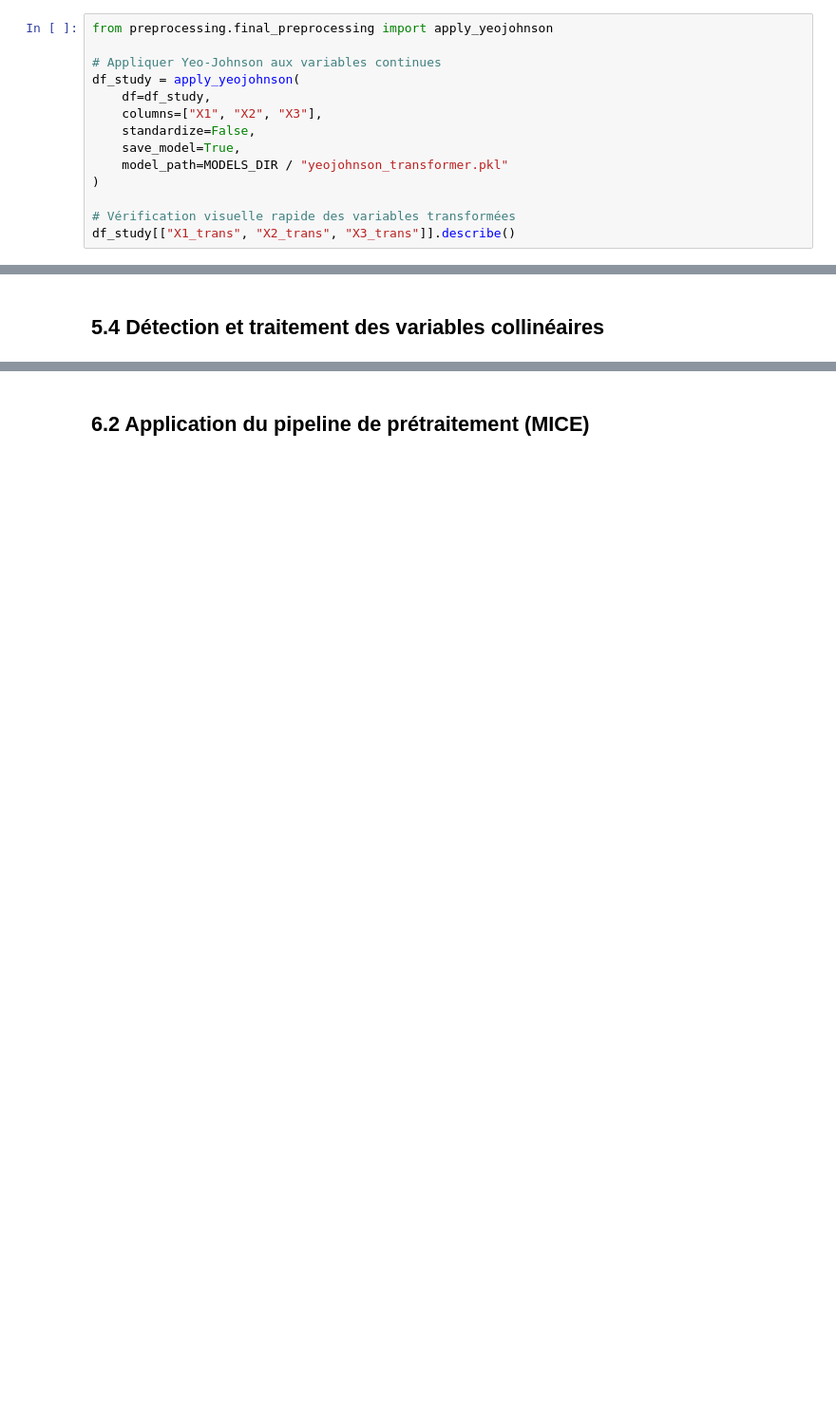
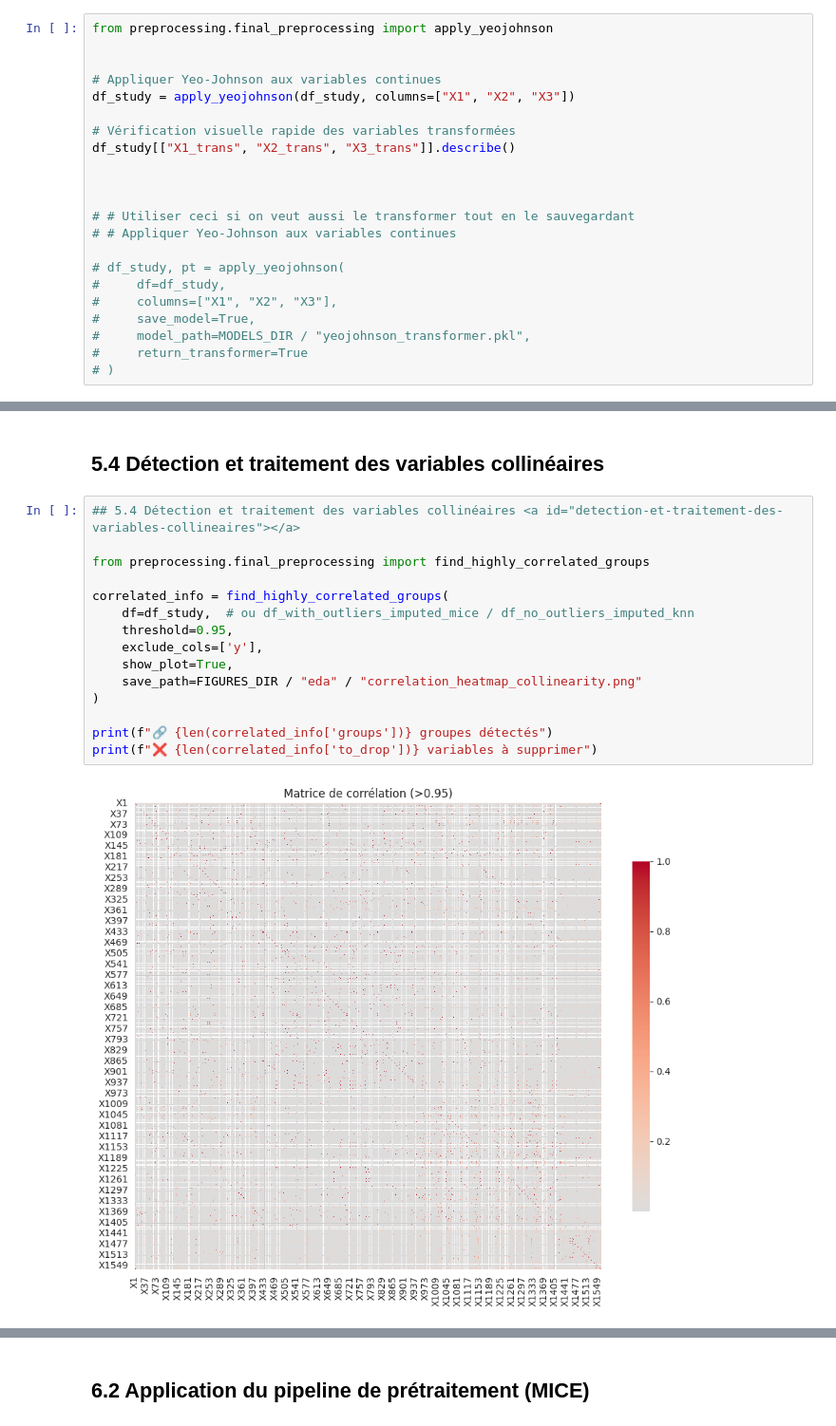
Before and after one commit to Abdoullatuf/projet_sta211_version_modulaire, a Jupyter notebook: notebooks/01_EDA_Preprocessing_v_modulaire.ipynb, the cells around one changed output, grey strips where cells are left out. Shown at 95% size. Cells and saved outputs as stored; diff of their text form; blank space fills up the shorter version.

```diff
--- a/notebooks/01_EDA_Preprocessing_v_modulaire.ipynb
+++ b/notebooks/01_EDA_Preprocessing_v_modulaire.ipynb
@@ -1325,15 +1339,23 @@ Nous utilisons la transformation **Yeo-Johnson** via `PowerTransformer`, qui acc
 # %%
 from preprocessing.final_preprocessing import apply_yeojohnson
 
+
 # Appliquer Yeo-Johnson aux variables continues
-df_study = apply_yeojohnson(
-    df=df_study,
-    columns=["X1", "X2", "X3"],
-    standardize=False,
-    save_model=True,
-    model_path=MODELS_DIR / "yeojohnson_transformer.pkl"
-)
+df_study = apply_yeojohnson(df_study, columns=["X1", "X2", "X3"])
 
 # Vérification visuelle rapide des variables transformées
 df_study[["X1_trans", "X2_trans", "X3_trans"]].describe()
+
+
+
+# # Utiliser ceci si on veut aussi le transformer tout en le sauvegardant
+# # Appliquer Yeo-Johnson aux variables continues
+
+# df_study, pt = apply_yeojohnson(
+#     df=df_study,
+#     columns=["X1", "X2", "X3"],
+#     save_model=True,
+#     model_path=MODELS_DIR / "yeojohnson_transformer.pkl",
+#     return_transformer=True
+# )
 # %% [output]
@@ -1628,2 +1842,19 @@ Series([], dtype: float64)
 # %% [markdown]
 ## 5.4 Détection et traitement des variables collinéaires <a id="detection-et-traitement-des-variables-collineaires"></a>
+# %%
+## 5.4 Détection et traitement des variables collinéaires <a id="detection-et-traitement-des-variables-collineaires"></a>
+
+from preprocessing.final_preprocessing import find_highly_correlated_groups
+
+correlated_info = find_highly_correlated_groups(
+    df=df_study,  # ou df_with_outliers_imputed_mice / df_no_outliers_imputed_knn
+    threshold=0.95,
+    exclude_cols=['y'],
+    show_plot=True,
+    save_path=FIGURES_DIR / "eda" / "correlation_heatmap_collinearity.png"
+)
+
+print(f"🔗 {len(correlated_info['groups'])} groupes détectés")
+print(f"❌ {len(correlated_info['to_drop'])} variables à supprimer")
+# %% [output]
+[figure, added]
```
Also changed, not shown: parts of 46 cells of this notebook, 7 other files.
